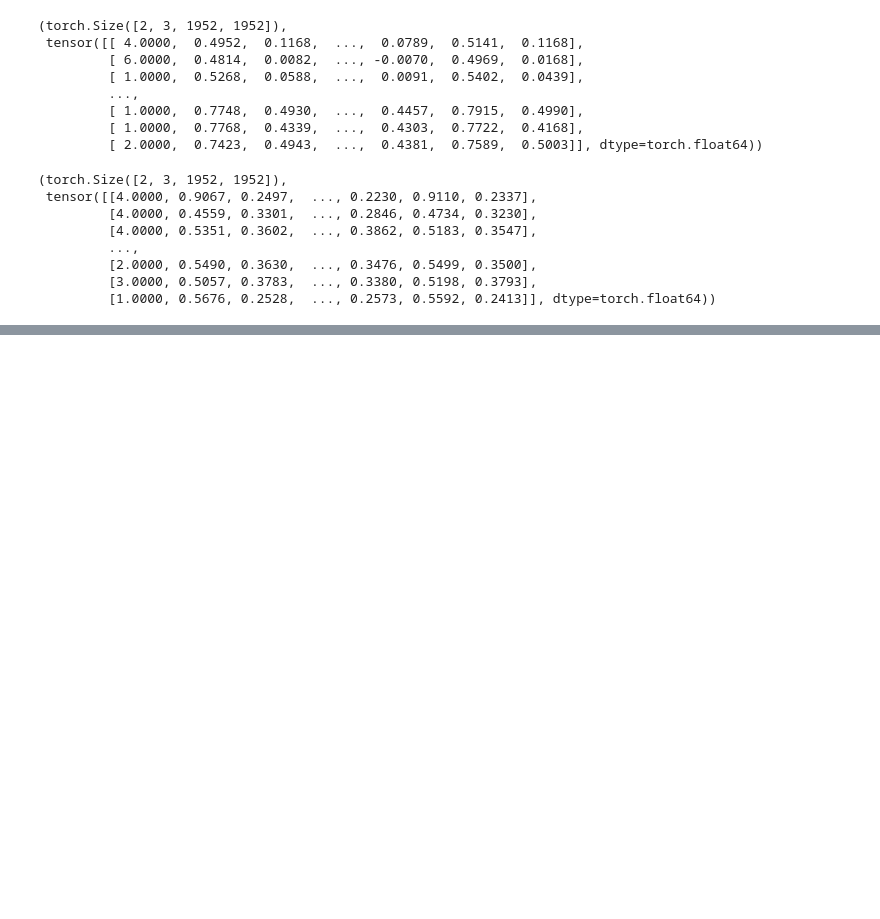
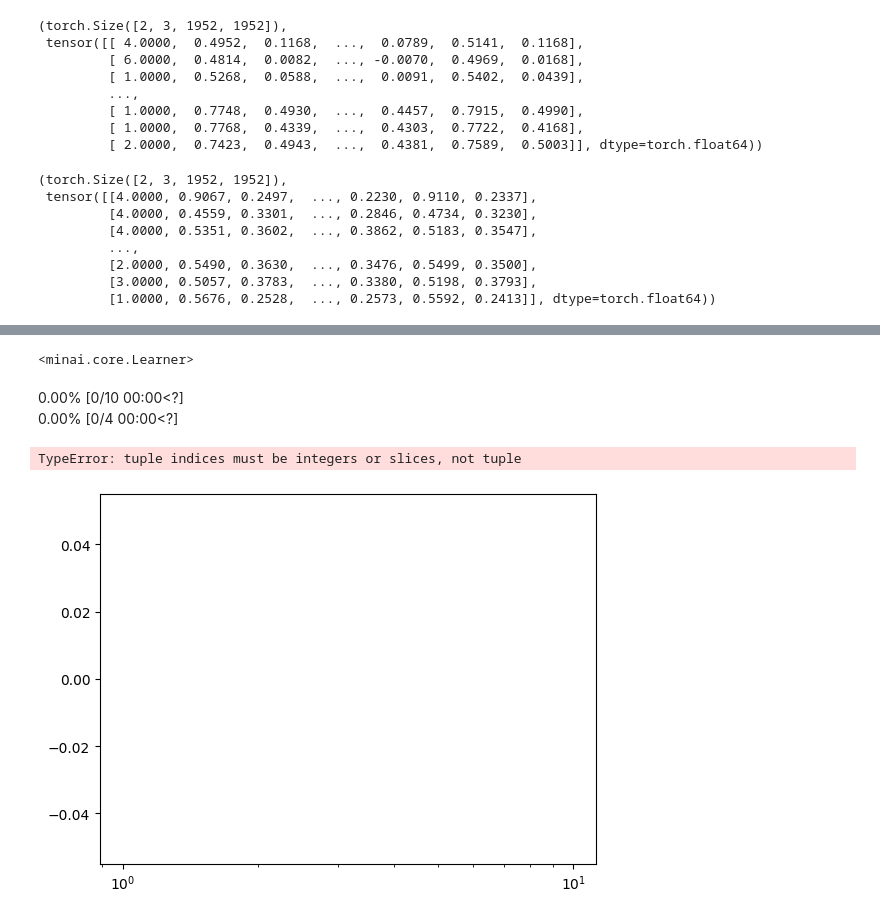
Before and after one commit to galopyz/pilus_project, a Jupyter notebook: nbs/01_train.ipynb, the cells around one changed output, grey strips where cells are left out. Drawn from its saved outputs; the diff is of its cells as text; code cells hidden in the pictures; blank space fills up the shorter version.

Commit message:
Add learner

```diff
--- a/nbs/01_train.ipynb
+++ b/nbs/01_train.ipynb
@@ -250,3 +249,23 @@ xb.shape,yb[0]
          [2.0000, 0.5490, 0.3630,  ..., 0.3476, 0.5499, 0.3500],
          [3.0000, 0.5057, 0.3783,  ..., 0.3380, 0.5198, 0.3793],
          [1.0000, 0.5676, 0.2528,  ..., 0.2573, 0.5592, 0.2413]], dtype=torch.float64))
+# %%
+class YOLOWrapper(nn.Module):
+    def __init__(self):
+        super().__init__()
+        self.model = YOLO("yolo11n-obb.pt").model
+        # Keep the original loss
+        self.loss_fn = self.model.loss
+
+    def forward(self, x):
+        return self.model(x)
+
+    def train(self, mode=True):
+        """Override train method"""
+        super().train(mode)
+        if hasattr(self.model, 'training'):
+            self.model.training = mode
+        return self
+# %%
+model = YOLOWrapper()
+model
@@ -252,0 +368,20 @@ xb.shape,yb[0]
+# %%
+cbs = [
+    TrainCB(), # Handles the core steps in the training loop. Can be left out if using TrainLearner
+    DeviceCB(), # Handles making sure data and model are on the right device
+#     MetricsCB(accuracy=MulticlassAccuracy()), # Keep track of any relevant metrics
+    ProgressCB(), # Displays metrics and loss during training, optionally plot=True for a pretty graph
+]
+
+# The learner takes a model, dataloaders and loss function, plus some optional extras like a list of callbacks
+learn = Learner(model, dls, loss_fn, lr=0.1, cbs=cbs)
+learn
+# %% [output]
+<minai.core.Learner>
+# %%
+learn.lr_find()
+# %% [output]
+0.00% [0/10 00:00<?]
+0.00% [0/4 00:00<?]
+TypeError: tuple indices must be integers or slices, not tuple
+[figure, added]
```
Also changed, not shown: parts of 3 cells of this notebook.
